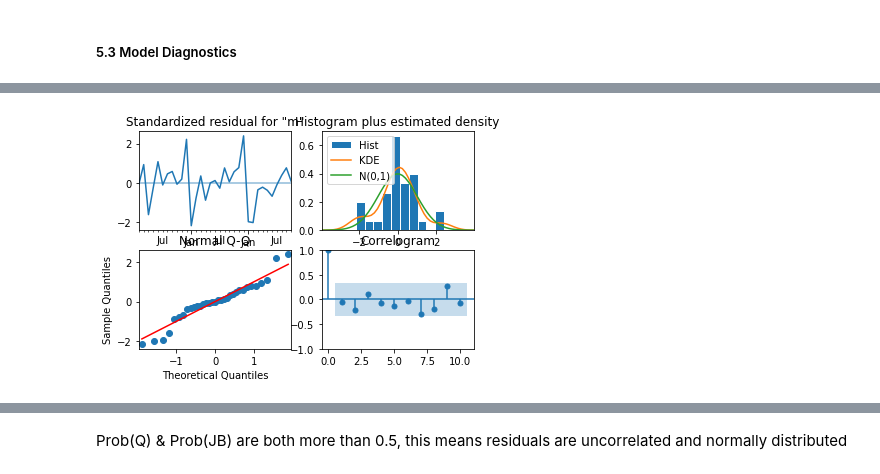
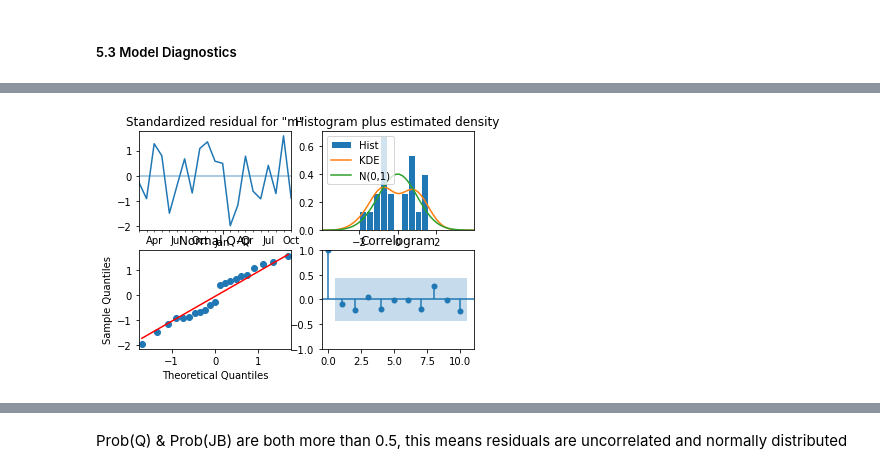
Before and after one commit to LooyeeNg/DataScienceProjects, a Jupyter notebook: predict future sales/predict-future-sales.ipynb, the cells around one changed output, grey strips where cells are left out. Cells and saved outputs as stored; diff of their text form; code cells hidden in the pictures.

Commit message:
SARIMAX model draft

```diff
--- a/predict future sales/predict-future-sales.ipynb
+++ b/predict future sales/predict-future-sales.ipynb
@@ -310,13 +326,13 @@ Both AIC and BIC suggested AR(1)
 # %%
 # Create and fit model
-model = SARIMAX(sales_df, order=(1,1,0), trend='c')
+model = SARIMAX(sales_df, order=(1,1,0),seasonal_order=(1,1,0,12), trend='c')
 results=model.fit()
 
 # Create the 4 diagostics plots
 results.plot_diagnostics()
 plt.show()
 
 # Print summary
 print(results.summary())
 # %% [output]
-[figure, old version]
+[figure, new version]
```
Also changed, not shown: parts of 7 cells of this notebook.
